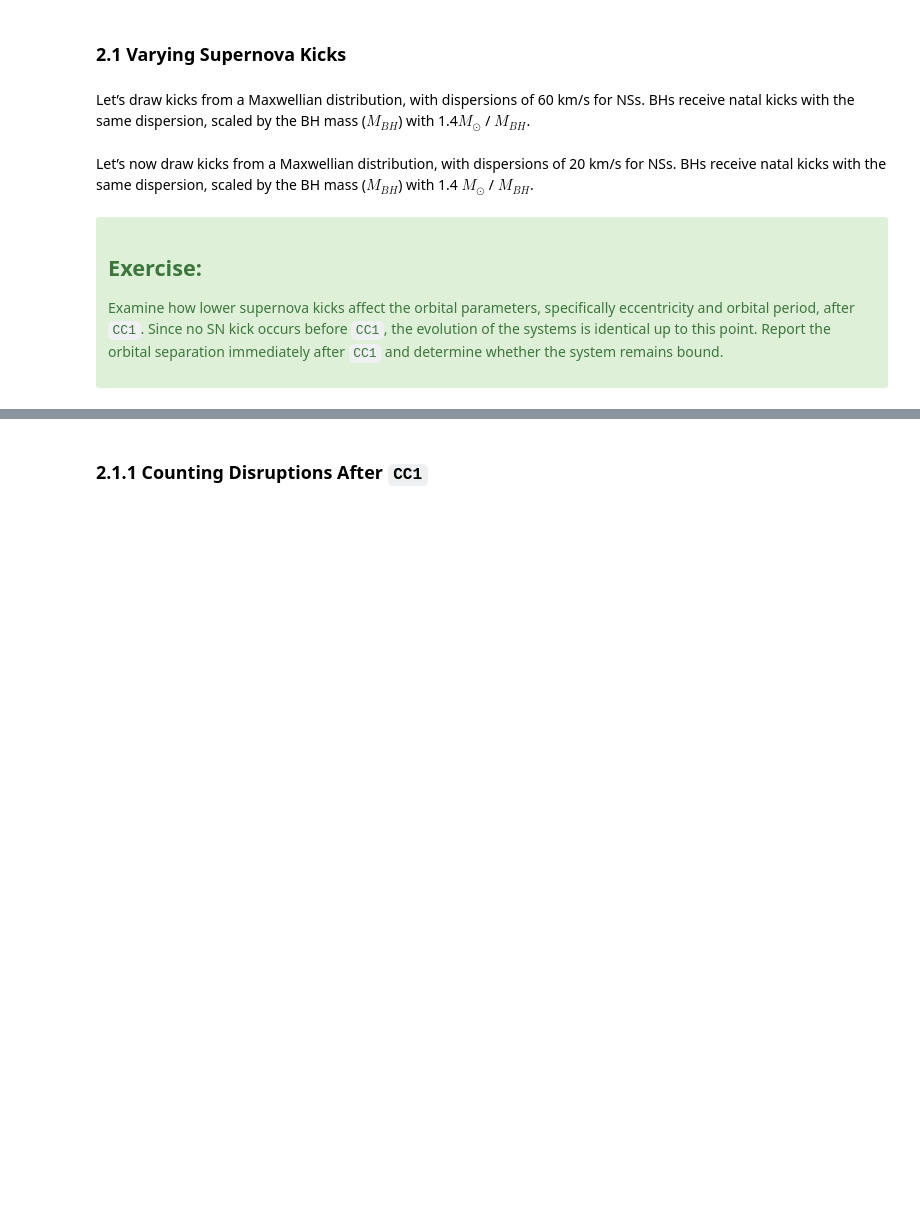
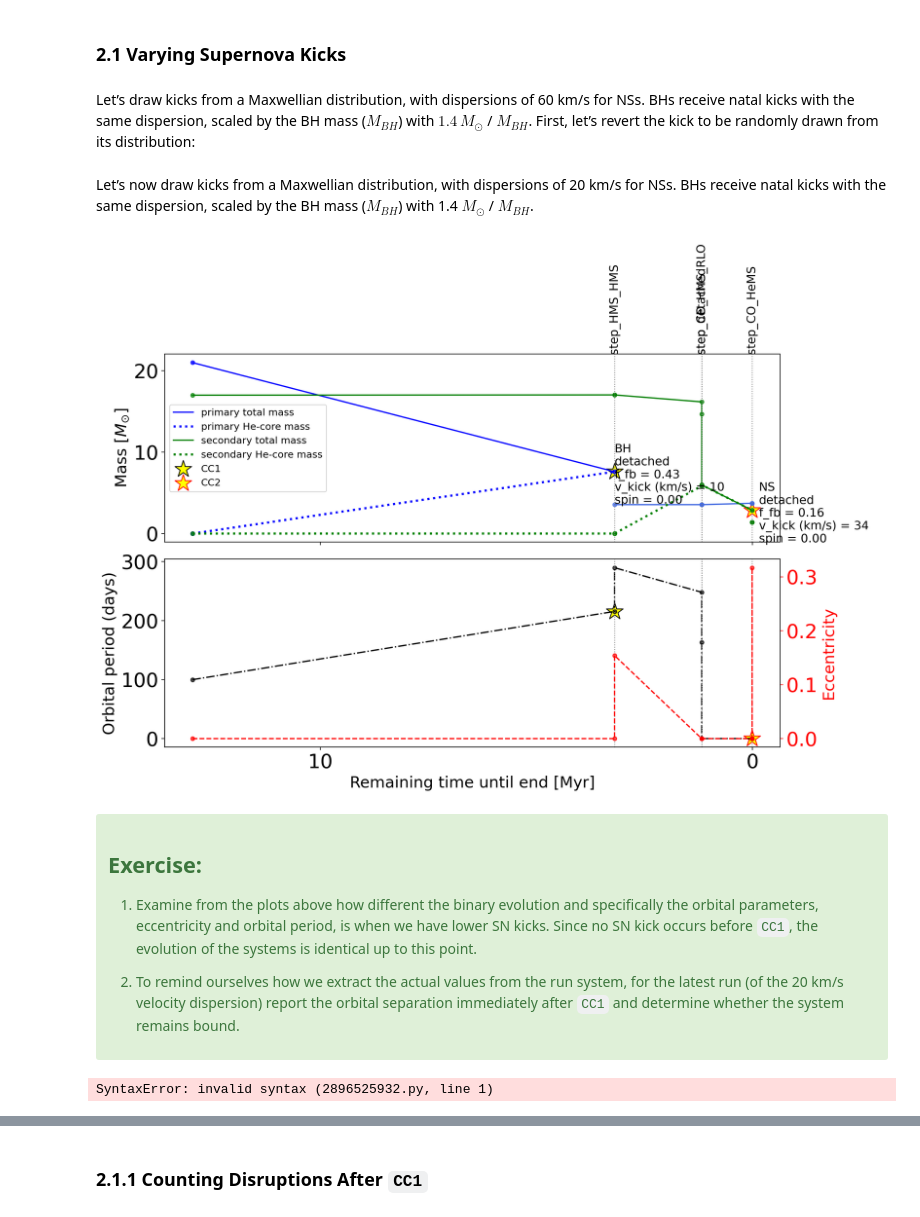
Before and after one commit to POSYDON-code/POSYDON-class-materials-2026, a Jupyter notebook: 2_Tuesday_25_8_26/SNe/SN_lab2-final.ipynb, the cells around one changed output, grey strips where cells are left out. Drawn from its saved outputs; the diff is of its cells as text; code cells hidden in the pictures; blank space fills up the shorter version.

Commit message:
added mapping to Patton, improved the 20 km kick exercise, and the SN_MODELS explanation

```diff
--- a/2_Tuesday_25_8_26/SNe/SN_lab2-final.ipynb
+++ b/2_Tuesday_25_8_26/SNe/SN_lab2-final.ipynb
@@ -273,5 +323,5 @@ https://posydon.org/POSYDON/latest/_modules/posydon/binary_evol/SN/step_SN.html
 # %% [markdown]
 ### 2.1 Varying Supernova Kicks
 # %% [markdown]
-Let’s draw kicks from a Maxwellian distribution, with dispersions of 60 km/s for NSs. BHs receive natal kicks with the same dispersion, scaled by the BH mass ($𝑀_{BH}$) with 1.4$M_{\odot}$ / $𝑀_{BH}$.
+Let’s draw kicks from a Maxwellian distribution, with dispersions of 60 km/s for NSs. BHs receive natal kicks with the same dispersion, scaled by the BH mass ($𝑀_{BH}$) with $1.4 \, M_{\odot}$ / $𝑀_{BH}$. First, let’s revert the kick to be randomly drawn from its distribution:
 # %%
@@ -297,29 +346,29 @@ Let’s now draw kicks from a Maxwellian distribution, with dispersions of 20 km
 # %%
 sim_prop.load_a_step("step_SN", (StepSN, {'sigma_kick_CCSN_NS': 20, 'sigma_kick_CCSN_BH': 20}))
 binary = BinaryStar(STAR1, STAR2, **{**dict_initial_binary, 'orbital_period': p_init}, properties=sim_prop)
 binary.evolve()
-df20_oneline=binary.to_oneline_df(S1_kwargs=S1_kwargs, S2_kwargs=S2_kwargs)
-df20=binary.to_df(extra_columns={'step_names':'string'})
-plot_SN_evolution(df20, df20_oneline)
+df_oneline=binary.to_oneline_df(S1_kwargs=S1_kwargs, S2_kwargs=S2_kwargs)
+df=binary.to_df(extra_columns={'step_names':'string'})
+plot_SN_evolution(df, df_oneline)
+# %% [output]
+[figure, added]
 # %% [markdown]
 <div class="alert alert-success">
 
 ## Exercise:
-Examine how lower supernova kicks affect the orbital parameters, specifically eccentricity and orbital period, after `CC1`. Since no SN kick occurs before `CC1`, the evolution of the systems is identical up to this point.  Report the orbital separation immediately after `CC1` and determine whether the system remains bound.
+1. Examine from the plots above how different the binary evolution and specifically the orbital parameters,  eccentricity and orbital period, is when we have lower SN kicks. Since no SN kick occurs before `CC1`, the evolution of the systems is identical up to this point.
+
+2. To remind ourselves how we extract the actual values from the run system, for the latest run (of the 20 km/s velocity dispersion) report the orbital separation immediately after `CC1` and determine whether the system remains bound.
 
 </div>
 # %%
-# Report the values below for each binary you evolve. For each case, record the relevant values and, at the end, compare the results across different SN kick magnitudes.
-
-print("Pre-CC1 orbital period", ??)
-print("Pre-CC1 orbital eccentricity",??)
-print("Pre-CC1 orbital separation", ??)
-
 print("Post-CC1 orbital period", ??)
 print("Post-CC1 orbital eccentricity", ??)
 print("Post-CC1 orbital separation", ??)
 
 print("Kick :", ??)
+# %% [output]
+SyntaxError: invalid syntax (2896525932.py, line 1)
 # %% [markdown]
 <div class="alert alert-warning" style="margin-top: 20px">
 <details>
```
Also changed, not shown: parts of 28 cells of this notebook.
